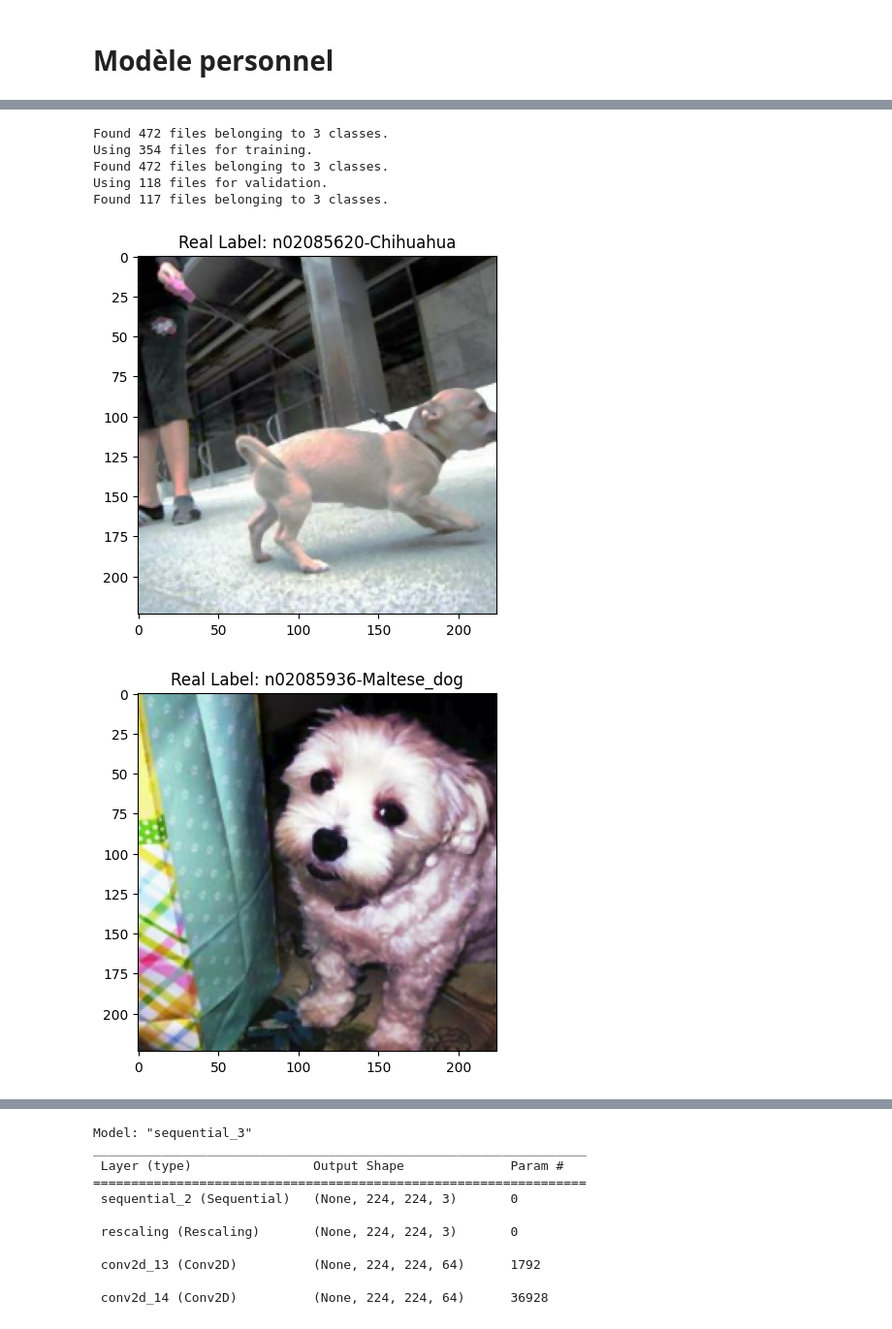
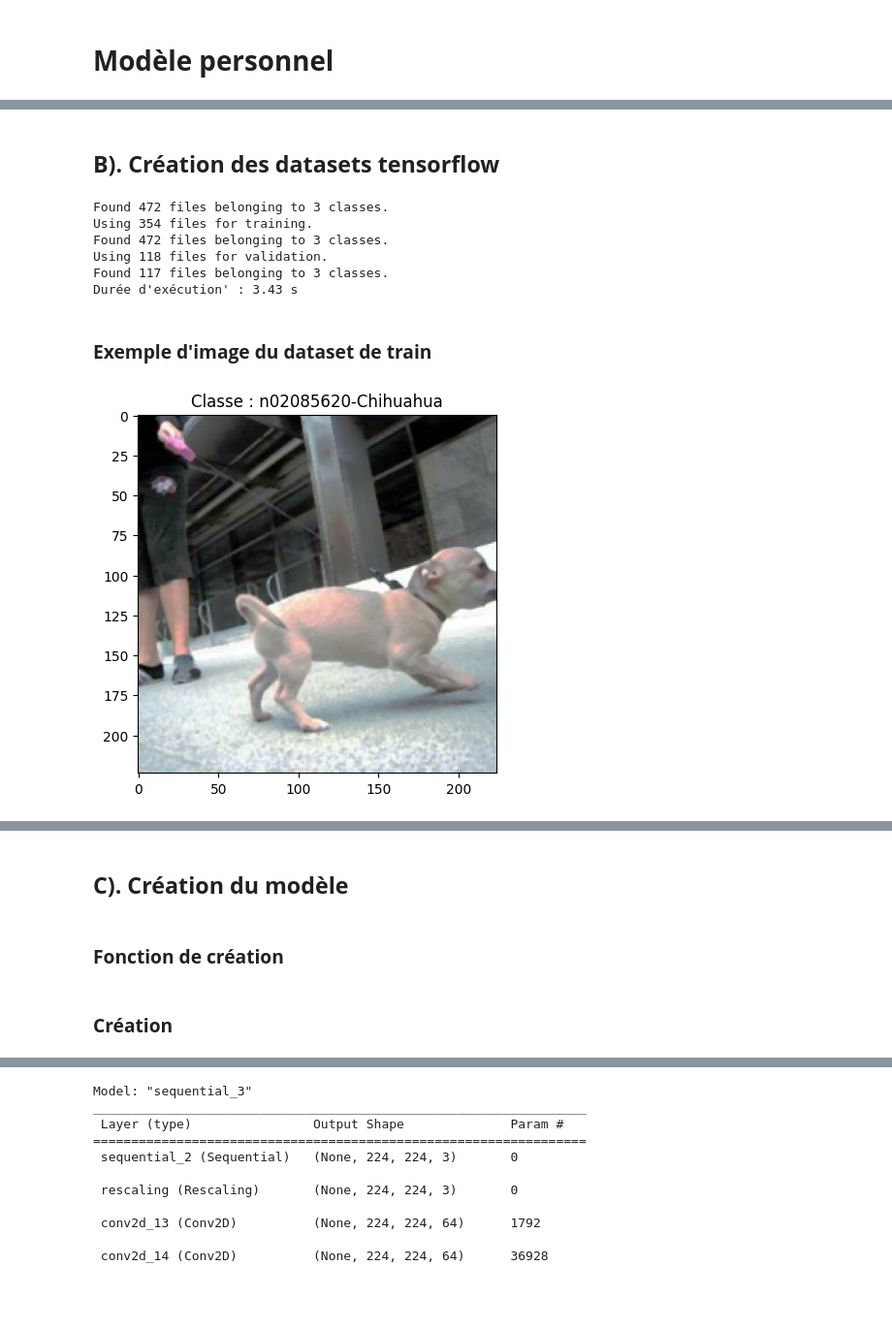
Before and after one commit to BiGHeaDMaX/Identifier-Races-Chiens-avec-TensorFlow, a Jupyter notebook: 02 - Modèle personnel.ipynb, the cells around one changed output, grey strips where cells are left out. Shown: that part at 97% size. Drawn from its saved outputs; the diff is of its cells as text; code cells hidden in the pictures; blank space fills up the shorter version.

```diff
--- a/02 - Modèle personnel.ipynb
+++ b/02 - Modèle personnel.ipynb
@@ -89,20 +109,30 @@ path_test = output_folder+"/test"
+# %% [markdown]
+## **B). Création des datasets tensorflow**
 # %%
+# Taille des batchs des datasets
 batch_size = 32
+# Taille de redimensionnement des images
+images_size = (224, 224)
 
-def dataset_fct(path, validation_split=0, data_type=None) :
+def dataset_fct(path, validation_split=0, data_type=None, img_size=(224, 224)) :
     dataset = image_dataset_from_directory(
                     path, labels='inferred', label_mode='categorical',
-                    class_names=None, batch_size=batch_size, image_size=(224, 224), shuffle=True, seed=42,
+                    class_names=None, batch_size=batch_size, image_size=img_size, shuffle=True, seed=42,
                     validation_split=validation_split, subset=data_type
                     )
     return dataset
 # %%
-dataset_train = dataset_fct(path, validation_split=0.25, data_type='training')
-dataset_val = dataset_fct(path, validation_split=0.25, data_type='validation')
-dataset_test = dataset_fct(path_test, validation_split=0, data_type=None)
+debut = time.time()  # Heure de début du traitement
+
+dataset_train = dataset_fct(path, validation_split=0.25, data_type='training', img_size=images_size)
+dataset_val = dataset_fct(path, validation_split=0.25, data_type='validation', img_size=images_size)
+dataset_test = dataset_fct(path_test, validation_split=0, data_type=None, img_size=images_size)
+
+print(f"\nDurée de création : {(time.time() - debut):.2f} s")
 # %% [output]
 Found 472 files belonging to 3 classes.
 Using 354 files for training.
 Found 472 files belonging to 3 classes.
 Using 118 files for validation.
 Found 117 files belonging to 3 classes.
+Durée d'exécution' : 3.43 s
@@ -111,23 +139,23 @@ from tensorflow import argmax
+# %% [markdown]
+### **Exemple d'image du dataset de train**
 # %%
-# Supposons que class_names contienne les noms de classe dans l'ordre d'encodage
+# Récupération du nom des classes (nom des sous dossiers)
 class_names = os.listdir(input_folder)
 
-# Itérer sur le dataset et afficher quelques exemples
-for images, labels_encoded in dataset_train.take(3):
+# Sortir un batch du dataset
+for images, labels_encoded in dataset_train.take(1):
     # Convertir les labels encodés en indices de classe
-    class_indices = argmax(labels_encoded, axis=1)  # argmax sert à trouver l'indice de la valeur la plus élevée
-                                                    # labels_encoded qui est onehot encodé.
-                                                    # ex : argmax([[0, 1, 0]], axis=1).numpy()[0] retourne 1
-                                                    # (les indices commencent à 0)
+    class_indices = np.argmax(labels_encoded, axis=1)  # np.argmax sert à trouver l'indice de la valeur la plus élevée
+                                                       # labels_encoded qui est onehot encodé.
+                                                       # ex : argmax([[0, 1, 0]], axis=1).numpy()[0] retourne 1
+                                                       # (les indices commencent à 0)
 
     # Récupérer les noms de classe correspondants aux indices
-    class_labels = [class_names[i] for i in class_indices.numpy()]
+    class_labels = [class_names[i] for i in class_indices]
 
-    # Afficher les images avec les labels réels
-    for i in range(1): #range(images.shape[0])
-        plt.imshow(images[i].numpy().astype("uint8"))
-        plt.title(f"Real Label: {class_labels[i]}")
-        plt.show()
+# Afficher la première image du batch du dataset de train
+plt.imshow(images[0].numpy().astype("uint8"))
+plt.title(f"Classe : {class_labels[0]}")
+plt.show()
 # %% [output]
-[figure, old version]
+[figure, new version]
-[figure, removed]
@@ -134,0 +162,4 @@ for images, labels_encoded in dataset_train.take(3):
+# %% [markdown]
+## **C). Création du modèle**
+# %% [markdown]
+### **Fonction de création**
@@ -134,0 +232,2 @@ for images, labels_encoded in dataset_train.take(3):
+# %% [markdown]
+### **Création**
```
Also changed, not shown: parts of 35 cells of this notebook.
